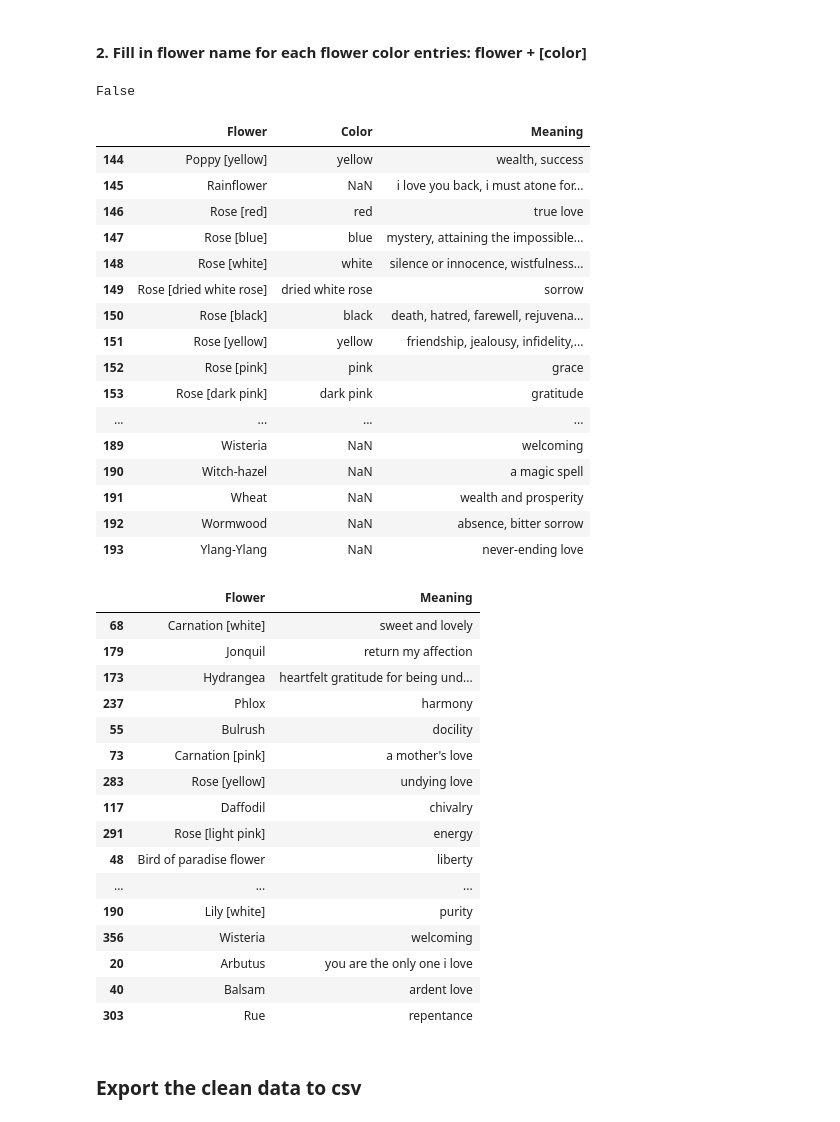
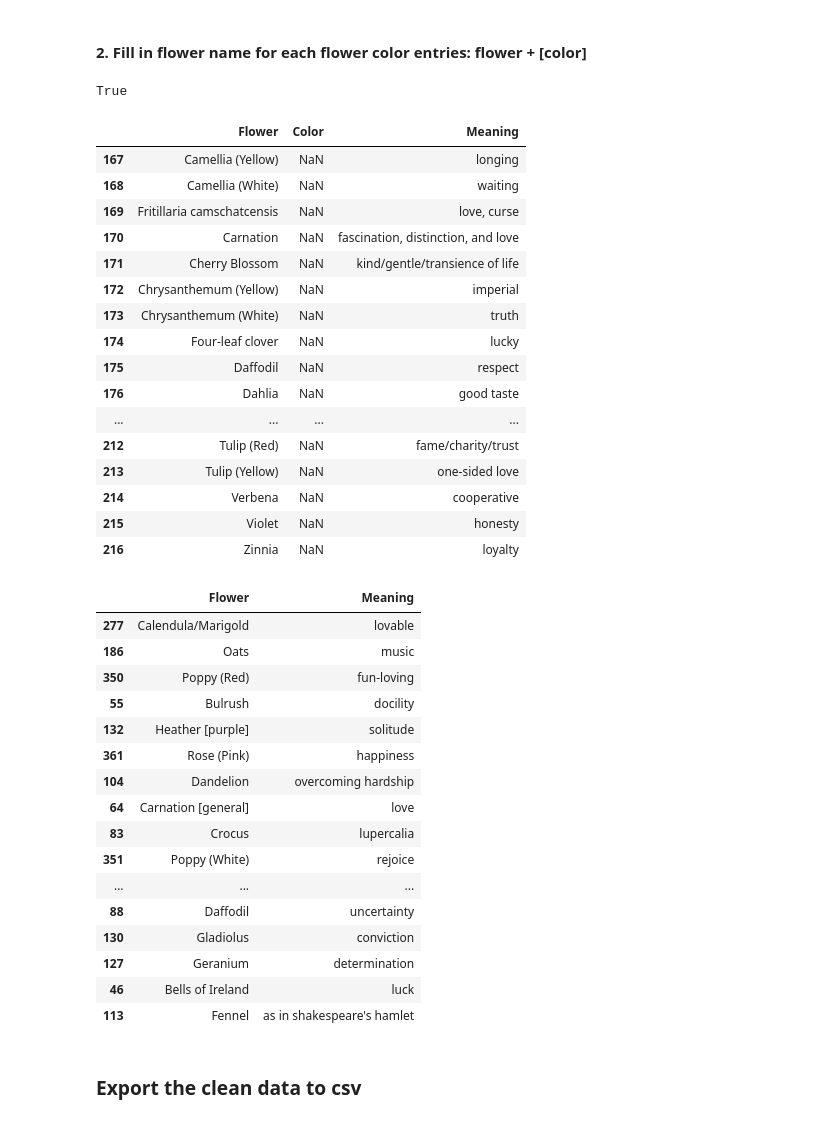
Before and after one commit to jnguyends/flower-meaning, a Jupyter notebook: Notebook/FlowerDataWrangling.ipynb, the cells around one changed output. Cells and saved outputs as stored; diff of their text form; code cells hidden in the pictures.

Commit message:
Tuned the data processing for the dataset augmentation

```diff
--- a/Notebook/FlowerDataWrangling.ipynb
+++ b/Notebook/FlowerDataWrangling.ipynb
@@ -7,7 +7,9 @@ from IPython.core.interactiveshell import InteractiveShell
 InteractiveShell.ast_node_interactivity = "all"
 %matplotlib inline
 # %%
-flower_data = pd.read_csv("../Data/General/flower.csv", error_bad_lines=False, delimiter=";")
+flower_data = pd.read_csv("../Data/General/flower_v2.csv", error_bad_lines=False, delimiter=";")
+flower_data = flower_data[flower_data.isna().Flower == False]
+flower_data.reset_index(drop=True, inplace=True)
 flower_data
 # %% [output]
 |  | Flower | Color | Meaning |
@@ -57,7 +59,7 @@ Name: Meaning, dtype: object
 # %%
 type(flower_data['Flower'].iat[143]) == str
 # %% [output]
-False
+True
 # %%
 precedent_flower = ""
 for i in range(0, len(flower_data["Flower"])):
@@ -76,48 +78,51 @@ for i in range(0, len(flower_data["Flower"])):
 flower_data.tail(50)
 # %% [output]
 |  | Flower | Color | Meaning |
-| 144 | Poppy [yellow] | yellow | wealth, success |
-| 145 | Rainflower | NaN | i love you back, i must atone for... |
-| 146 | Rose [red] | red | true love |
-| 147 | Rose [blue] | blue | mystery, attaining the impossible... |
-| 148 | Rose [white] | white | silence or innocence, wistfulness... |
-| 149 | Rose [dried white rose] | dried white rose | sorrow |
-| 150 | Rose [black] | black | death, hatred, farewell, rejuvena... |
-| 151 | Rose [yellow] | yellow | friendship, jealousy, infidelity,... |
-| 152 | Rose [pink] | pink | grace |
-| 153 | Rose [dark pink] | dark pink | gratitude |
+| 167 | Camellia (Yellow) | NaN | longing |
+| 168 | Camellia (White) | NaN | waiting |
+| 169 | Fritillaria camschatcensis | NaN | love, curse |
+| 170 | Carnation | NaN | fascination, distinction, and love |
+| 171 | Cherry Blossom | NaN | kind/gentle/transience of life |
+| 172 | Chrysanthemum (Yellow) | NaN | imperial |
+| 173 | Chrysanthemum (White) | NaN | truth |
+| 174 | Four-leaf clover | NaN | lucky |
+| 175 | Daffodil | NaN | respect |
+| 176 | Dahlia | NaN | good taste |
 | ... | ... | ... | ... |
-| 189 | Wisteria | NaN | welcoming |
-| 190 | Witch-hazel | NaN | a magic spell |
-| 191 | Wheat | NaN | wealth and prosperity |
-| 192 | Wormwood | NaN | absence, bitter sorrow |
-| 193 | Ylang-Ylang | NaN | never-ending love |
+| 212 | Tulip (Red) | NaN | fame/charity/trust |
+| 213 | Tulip (Yellow) | NaN | one-sided love |
+| 214 | Verbena | NaN | cooperative |
+| 215 | Violet | NaN | honesty |
+| 216 | Zinnia | NaN | loyalty |
 # %%
-flower_data_split_meaning = pd.DataFrame(flower_data.Meaning.str.replace(";", ",").str.replace(" or ", ",").str.split(',').values.tolist(), index=flower_data.Flower).stack()
+flower_data_split_meaning = pd.DataFrame(flower_data.Meaning.str.replace(";", ",")
+                                                            .str.replace(" or ", ",")
+                                                            .str.replace("/", ",")
+                                                            .str.split(',').values.tolist(), index=flower_data.Flower).stack()
 
 
 flower_data_split_meaning = flower_data_split_meaning.reset_index()[[0, 'Flower']]
 flower_data_split_meaning.columns = ['Meaning', 'Flower']
 flower_data_clean = flower_data_split_meaning[['Flower', 'Meaning']]
 flower_data_clean.sample(20)
 # %% [output]
 |  | Flower | Meaning |
-| 68 | Carnation [white] | sweet and lovely |
-| 179 | Jonquil | return my affection |
-| 173 | Hydrangea | heartfelt gratitude for being und... |
-| 237 | Phlox | harmony |
+| 277 | Calendula/Marigold | lovable |
+| 186 | Oats | music |
+| 350 | Poppy (Red) | fun-loving |
 | 55 | Bulrush | docility |
-| 73 | Carnation [pink] | a mother's love |
-| 283 | Rose [yellow] | undying love |
-| 117 | Daffodil | chivalry |
-| 291 | Rose [light pink] | energy |
-| 48 | Bird of paradise flower | liberty |
+| 132 | Heather [purple] | solitude |
+| 361 | Rose (Pink) | happiness |
+| 104 | Dandelion | overcoming hardship |
+| 64 | Carnation [general] | love |
+| 83 | Crocus | lupercalia |
+| 351 | Poppy (White) | rejoice |
 | ... | ... | ... |
-| 190 | Lily [white] | purity |
-| 356 | Wisteria | welcoming |
-| 20 | Arbutus | you are the only one i love |
-| 40 | Balsam | ardent love |
-| 303 | Rue | repentance |
+| 88 | Daffodil | uncertainty |
+| 130 | Gladiolus | conviction |
+| 127 | Geranium | determination |
+| 46 | Bells of Ireland | luck |
+| 113 | Fennel | as in shakespeare's hamlet |
 # %% [markdown]
 ### Export the clean data to csv
 # %%
```
Also changed, not shown: parts of 2 cells of this notebook, 1 other file.
